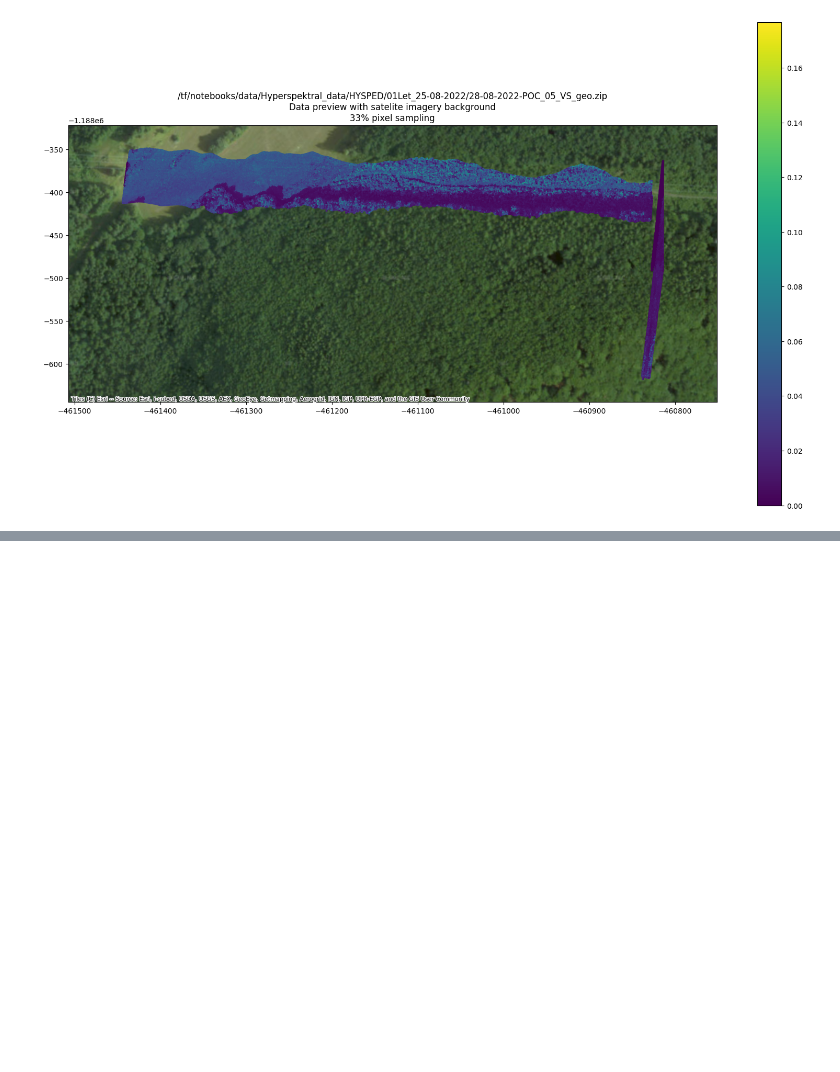
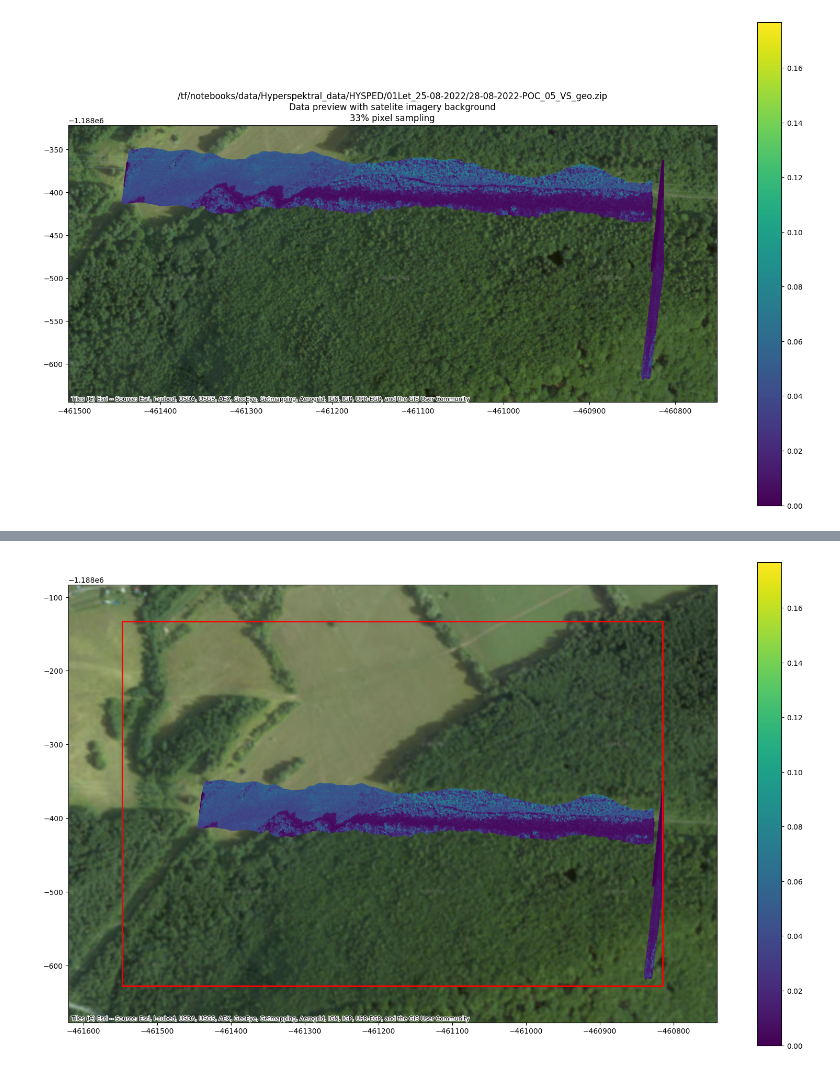
Before and after one commit to IISAS/dicris-stevo, a Jupyter notebook: hyperspectral_data_analysis.ipynb, the cells around one changed output, grey strips where cells are left out. Saved outputs shown, nothing was run; the diff lists cells and outputs as text; code cells hidden in the pictures; blank space fills up the shorter version.

```diff
--- a/hyperspectral_data_analysis.ipynb
+++ b/hyperspectral_data_analysis.ipynb
@@ -450,0 +537,45 @@ plt.show()
+# %%
+crs = get_crs_from_hdr(hdr)
+
+# select data to plot (sample to speed up)
+frac=0.33
+gdf_plot = gdf[['geometry', 'band_100']].sample(
+    frac=frac,
+    random_state=42
+)
+
+# zoom out
+scale = 0.1
+bbox = polygon_gdf.total_bounds
+dx = scale * np.abs(bbox[2]-bbox[0])
+dy = scale * np.abs(bbox[3]-bbox[1])
+
+# plot
+f, ax = plt.subplots(1, figsize=(20,12))
+
+# set boundaries
+ax.set_xlim(bbox[0]-dx, bbox[2]+dx)
+ax.set_ylim(bbox[1]-dy, bbox[3]+dy)
+
+gdf_plot.plot(
+    ax=ax,
+    column='band_100',
+    legend=True,
+    alpha=0.75,
+    marker=',',
+    markersize=1
+)
+
+gdf_bounds = get_gdf_from_bounds(
+    get_geographic_bounds_from_hdr(hdr),
+    crs
+)
+
+# Plot the polygon
+gdf_bounds.plot(ax=ax, edgecolor='red', facecolor='none', linewidth=2)
+
+# basemap - satelite imagery
+ctx.add_basemap(ax=ax, source=ctx.providers.Esri.WorldImagery, crs=crs)
+plt.show()
+# %% [output]
+[figure, added]
```
Also changed, not shown: parts of 4 cells of this notebook.
